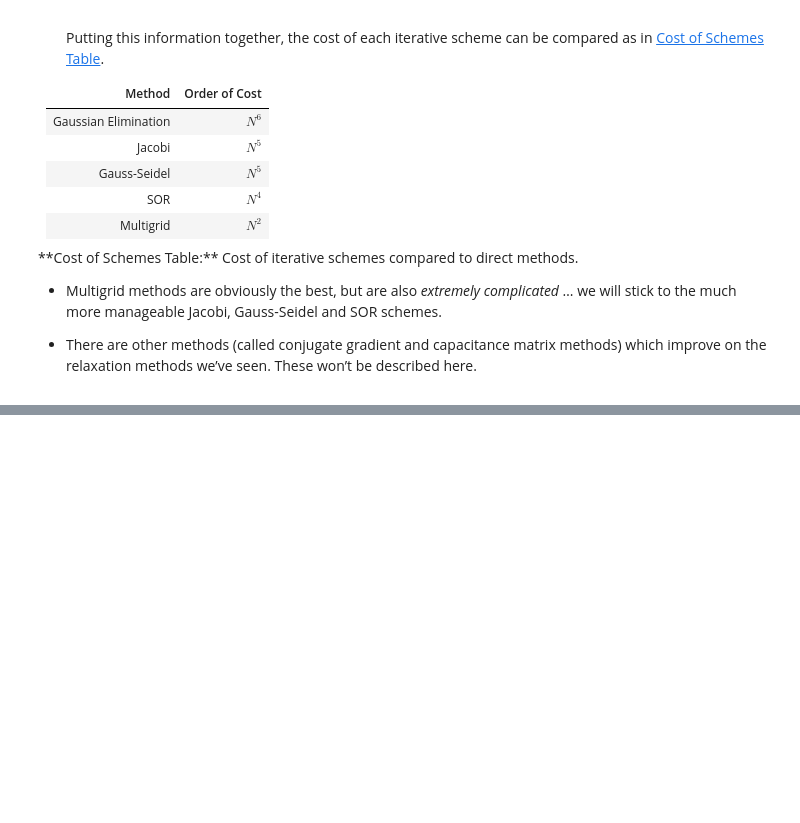
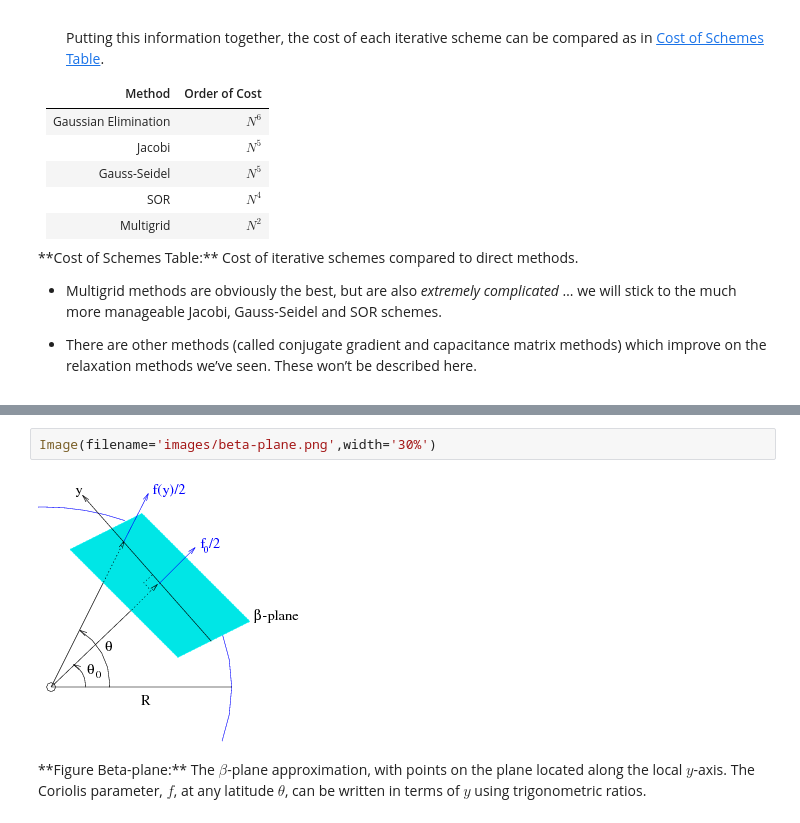
Before and after one commit to timothya87/numeric, a Jupyter notebook: lab8/Lab_8.ipynb, the cells around one changed output, grey strips where cells are left out. Saved outputs shown, nothing was run; the diff lists cells and outputs as text; blank space fills up the shorter version.

```diff
--- a/lab8/Lab_8.ipynb
+++ b/lab8/Lab_8.ipynb
@@ -911,0 +1260,11 @@ basic relaxation procedure outlined above
+# %%
+Image(filename='images/beta-plane.png',width='30%')
+# %% [output]
+[figure, added]
+# %% [markdown]
+<div id='fig:beta'>
+**Figure Beta-plane:**
+The $\beta$-plane approximation, with points on the plane located
+along the local $y$-axis. The Coriolis parameter, $f$, at any latitude
+$\theta$, can be written in terms of $y$ using trigonometric
+ratios.</div>
```
Also changed, not shown: parts of 21 cells of this notebook, 3 other files.
